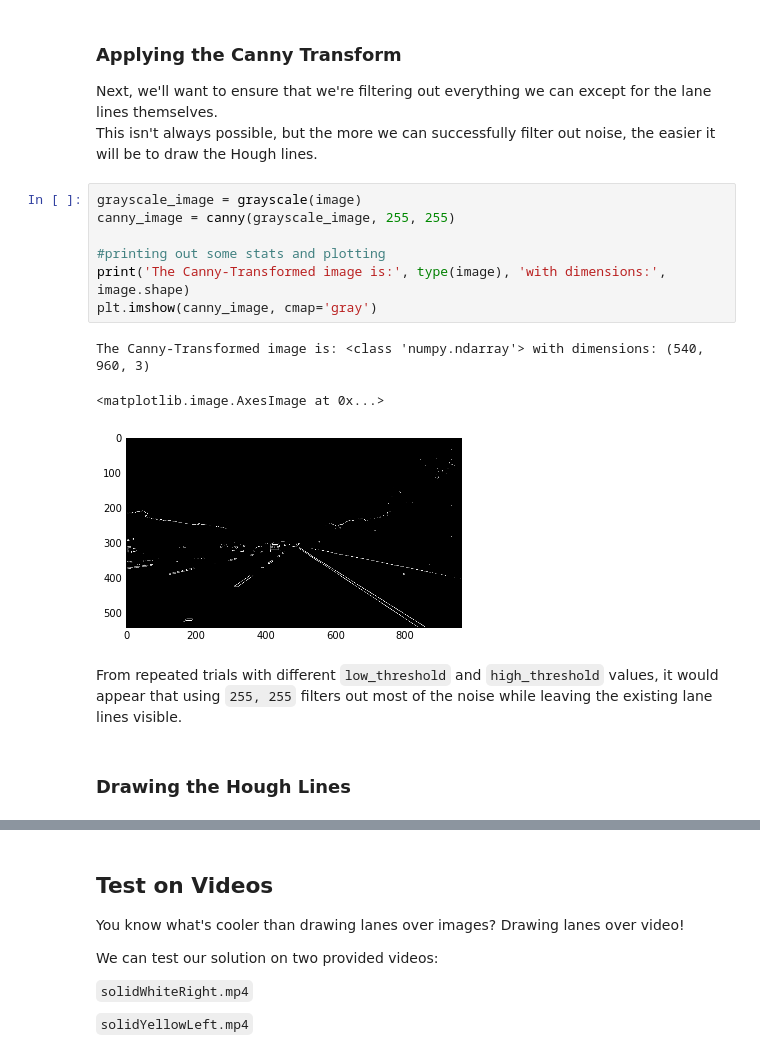
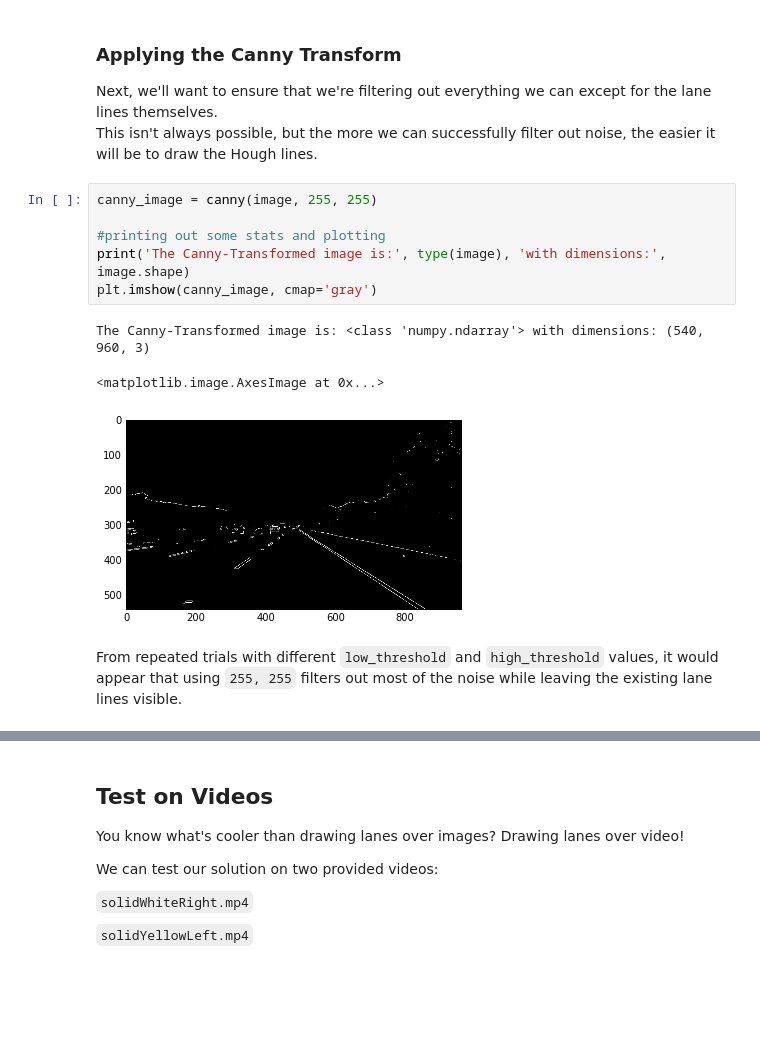
Before and after one commit to mgruben/lane-lines, a Jupyter notebook: P0.ipynb, the cells around one changed output, grey strips where cells are left out. Cells and saved outputs as stored; diff of their text form; blank space fills up the shorter version.

```diff
--- a/P0.ipynb
+++ b/P0.ipynb
@@ -168,17 +168,14 @@ This image is: <class 'numpy.ndarray'> with dimesions: (540, 960, 3)
 Next, we'll want to ensure that we're filtering out everything we can except for the lane lines themselves.
 This isn't always possible, but the more we can successfully filter out noise, the easier it will be to draw the Hough lines.
 # %%
-grayscale_image = grayscale(image)
-canny_image = canny(grayscale_image, 255, 255)
+canny_image = canny(image, 255, 255)
 
 #printing out some stats and plotting
 print('The Canny-Transformed image is:', type(image), 'with dimensions:', image.shape)
 plt.imshow(canny_image, cmap='gray')
 # %% [output]
 The Canny-Transformed image is: <class 'numpy.ndarray'> with dimensions: (540, 960, 3)
 <matplotlib.image.AxesImage at 0x...>
-[figure, old version]
+[figure, new version]
 # %% [markdown]
 From repeated trials with different `low_threshold` and `high_threshold` values, it would appear that using `255, 255` filters out most of the noise while leaving the existing lane lines visible.
-# %% [markdown]
-### Drawing the Hough Lines
```
Also changed, not shown: parts of 6 cells of this notebook.
